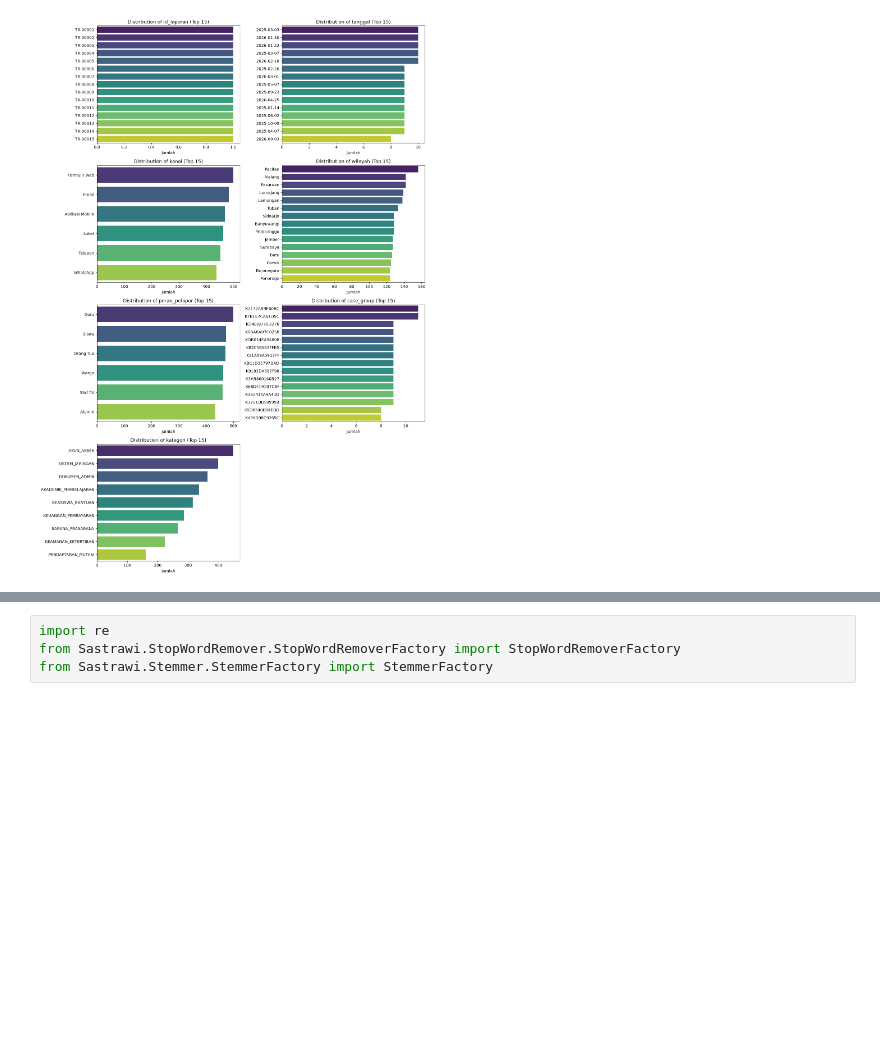
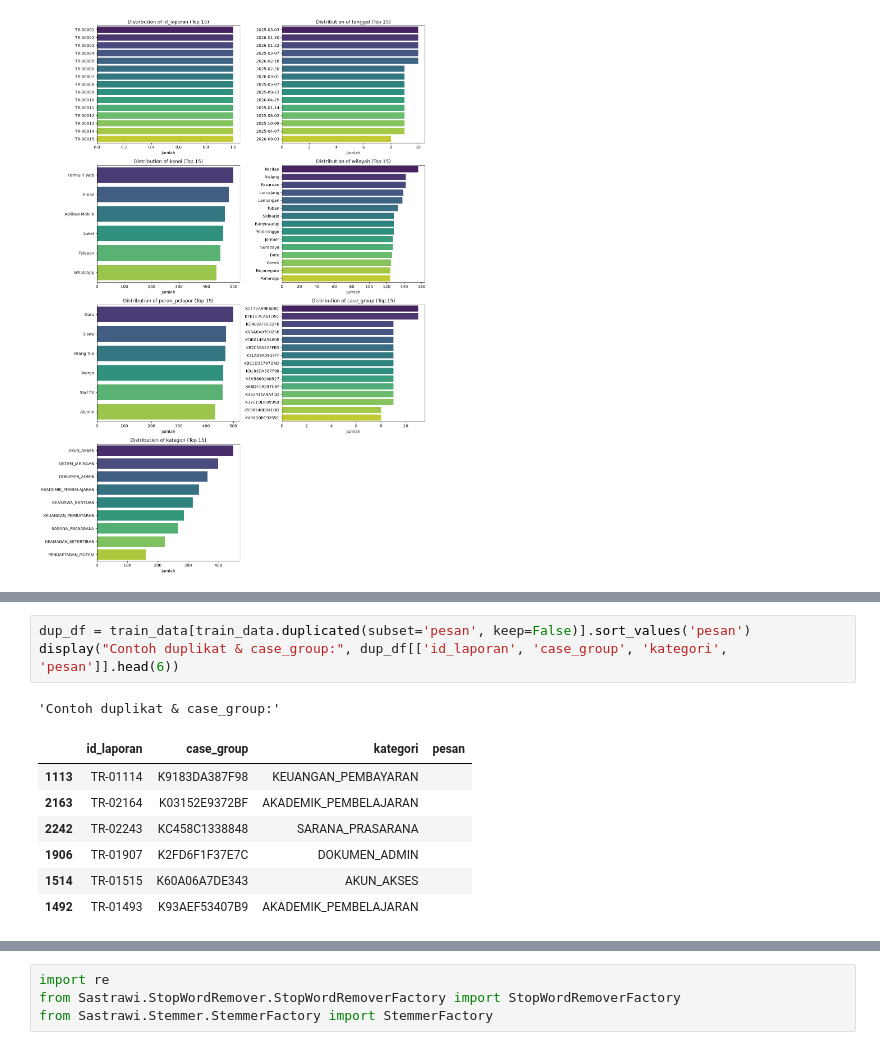
Before and after one commit to inggritsetyabudi/lks-ai-lab, a Jupyter notebook: LKS_LAB.ipynb, the cells around one changed output, grey strips where cells are left out. Drawn from its saved outputs; the diff is of its cells as text; blank space fills up the shorter version.

```diff
--- a/LKS_LAB.ipynb
+++ b/LKS_LAB.ipynb
@@ -403,0 +403,12 @@ Successfully installed PySastrawi-1.2.1
+# %%
+dup_df = train_data[train_data.duplicated(subset='pesan', keep=False)].sort_values('pesan')
+display("Contoh duplikat & case_group:", dup_df[['id_laporan', 'case_group', 'kategori', 'pesan']].head(6))
+# %% [output]
+'Contoh duplikat & case_group:'
+|  | id_laporan | case_group | kategori | pesan |
+| 1113 | TR-01114 | K9183DA387F98 | KEUANGAN_PEMBAYARAN |  |
+| 2163 | TR-02164 | K03152E9372BF | AKADEMIK_PEMBELAJARAN |  |
+| 2242 | TR-02243 | KC458C1338848 | SARANA_PRASARANA |  |
+| 1906 | TR-01907 | K2FD6F1F37E7C | DOKUMEN_ADMIN |  |
+| 1514 | TR-01515 | K60A06A7DE343 | AKUN_AKSES |  |
+| 1492 | TR-01493 | K93AEF53407B9 | AKADEMIK_PEMBELAJARAN |  |
```
Also changed, not shown: parts of 26 cells of this notebook.
